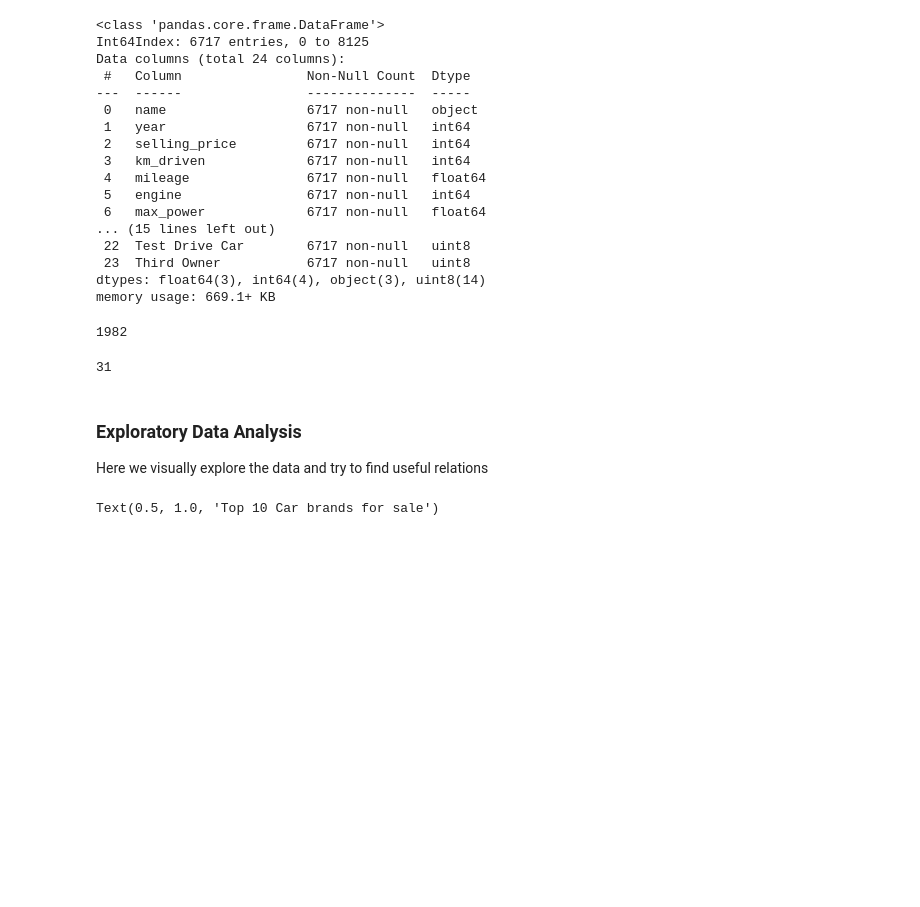
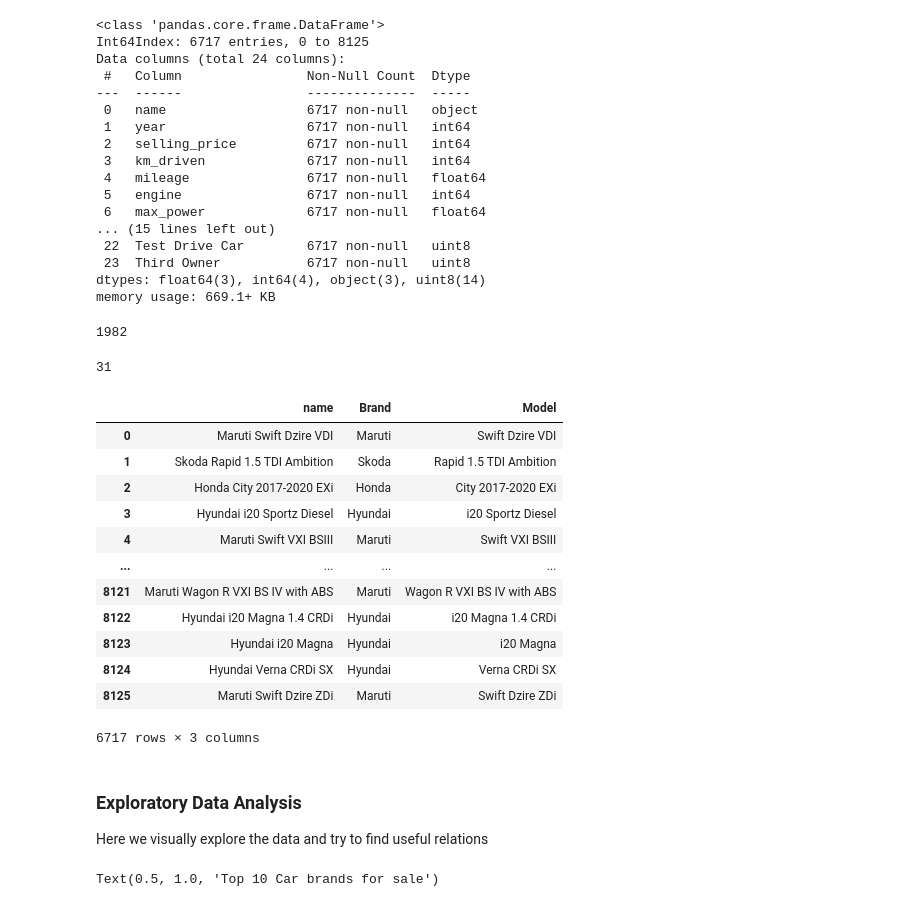
Before and after one commit to haverstein/CarDekho-Analysis, a Jupyter notebook: Copy_of_CarDekho_Analysis.ipynb, the cells around one changed output. Saved outputs shown, nothing was run; the diff lists cells and outputs as text; code cells hidden in the pictures; blank space fills up the shorter version.

```diff
--- a/Copy_of_CarDekho_Analysis.ipynb
+++ b/Copy_of_CarDekho_Analysis.ipynb
@@ -266,3 +270,25 @@ len(df.name.unique())
 len(df.Brand.unique())
 # %% [output]
 31
+# %%
+def extractModel(x):
+  lb = str(x).split()
+  model = " ".join(lb[1:])
+  return model
+df['Model'] = df['name'].apply(extractModel)
+# %%
+df[['name','Brand','Model']]
+# %% [output]
+|  | name | Brand | Model |
+| 0 | Maruti Swift Dzire VDI | Maruti | Swift Dzire VDI |
+| 1 | Skoda Rapid 1.5 TDI Ambition | Skoda | Rapid 1.5 TDI Ambition |
+| 2 | Honda City 2017-2020 EXi | Honda | City 2017-2020 EXi |
+| 3 | Hyundai i20 Sportz Diesel | Hyundai | i20 Sportz Diesel |
+| 4 | Maruti Swift VXI BSIII | Maruti | Swift VXI BSIII |
+| ... | ... | ... | ... |
+| 8121 | Maruti Wagon R VXI BS IV with ABS | Maruti | Wagon R VXI BS IV with ABS |
+| 8122 | Hyundai i20 Magna 1.4 CRDi | Hyundai | i20 Magna 1.4 CRDi |
+| 8123 | Hyundai i20 Magna | Hyundai | i20 Magna |
+| 8124 | Hyundai Verna CRDi SX | Hyundai | Verna CRDi SX |
+| 8125 | Maruti Swift Dzire ZDi | Maruti | Swift Dzire ZDi |
+6717 rows × 3 columns
```
Also changed, not shown: parts of 11 cells of this notebook.
